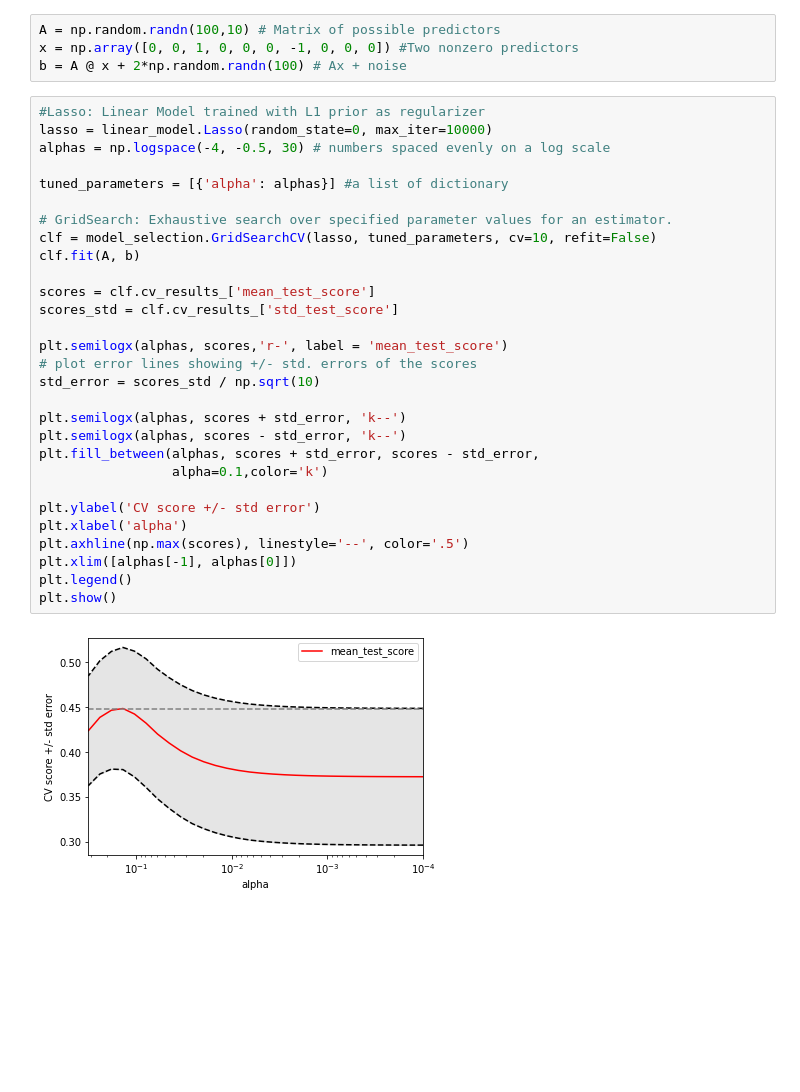
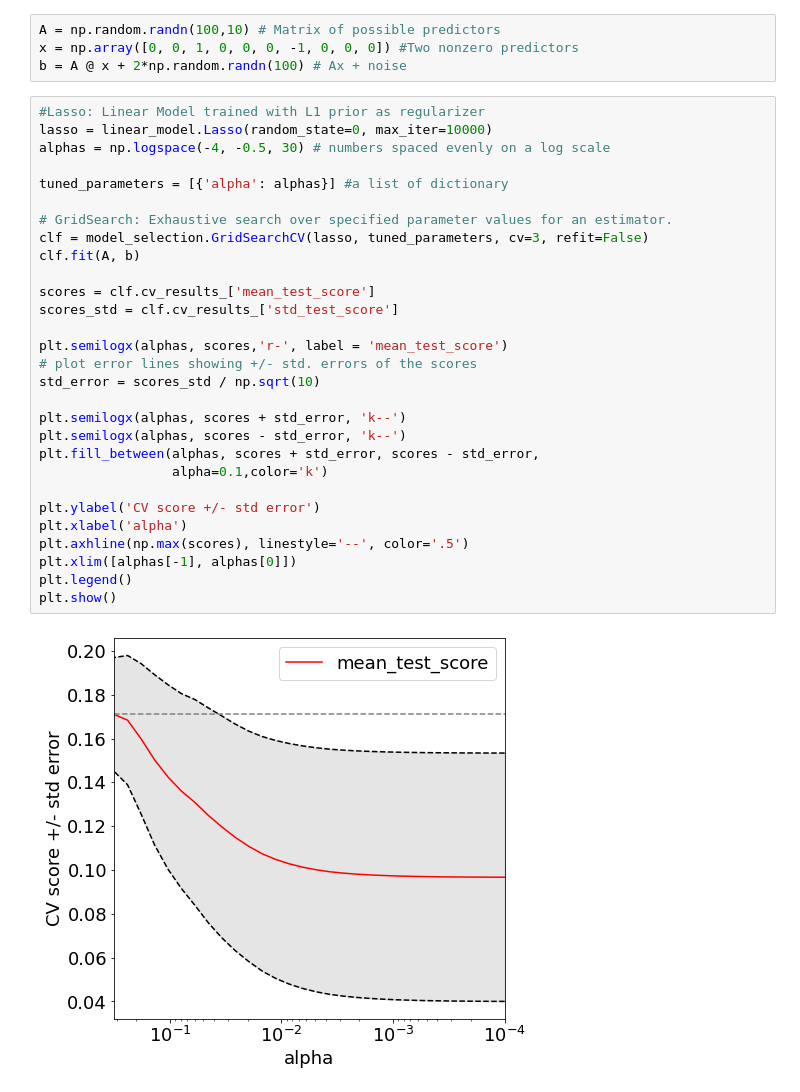
Before and after one commit to afrojaakter/Pattern-Recognition, a Jupyter notebook: RobustRegression&&Lasso.ipynb, the cells around one changed output. Saved outputs shown, nothing was run; the diff lists cells and outputs as text; blank space fills up the shorter version.

```diff
--- a/RobustRegression&&Lasso.ipynb
+++ b/RobustRegression&&Lasso.ipynb
@@ -77,34 +77,34 @@ b = A @ x + 2*np.random.randn(100) # Ax + noise
 # %%
 #Lasso: Linear Model trained with L1 prior as regularizer
 lasso = linear_model.Lasso(random_state=0, max_iter=10000)
 alphas = np.logspace(-4, -0.5, 30) # numbers spaced evenly on a log scale
 
 tuned_parameters = [{'alpha': alphas}] #a list of dictionary
 
 # GridSearch: Exhaustive search over specified parameter values for an estimator.
-clf = model_selection.GridSearchCV(lasso, tuned_parameters, cv=10, refit=False)
+clf = model_selection.GridSearchCV(lasso, tuned_parameters, cv=3, refit=False)
 clf.fit(A, b)
 
 scores = clf.cv_results_['mean_test_score']
 scores_std = clf.cv_results_['std_test_score']
 
 plt.semilogx(alphas, scores,'r-', label = 'mean_test_score')
 # plot error lines showing +/- std. errors of the scores
 std_error = scores_std / np.sqrt(10)
 
 plt.semilogx(alphas, scores + std_error, 'k--')
 plt.semilogx(alphas, scores - std_error, 'k--')
 plt.fill_between(alphas, scores + std_error, scores - std_error,
                  alpha=0.1,color='k')
 
 plt.ylabel('CV score +/- std error')
 plt.xlabel('alpha')
 plt.axhline(np.max(scores), linestyle='--', color='.5')
 plt.xlim([alphas[-1], alphas[0]])
 plt.legend()
 plt.show()
 # %% [output]
-[figure, old version]
+[figure, new version]
 # %%
 xL2 = np.linalg.pinv(A) @ b #pseudo inverse
 XL1 = linear_model.Lasso(alpha=clf.best_params_['alpha'])
```
Also changed, not shown: parts of 3 cells of this notebook.
